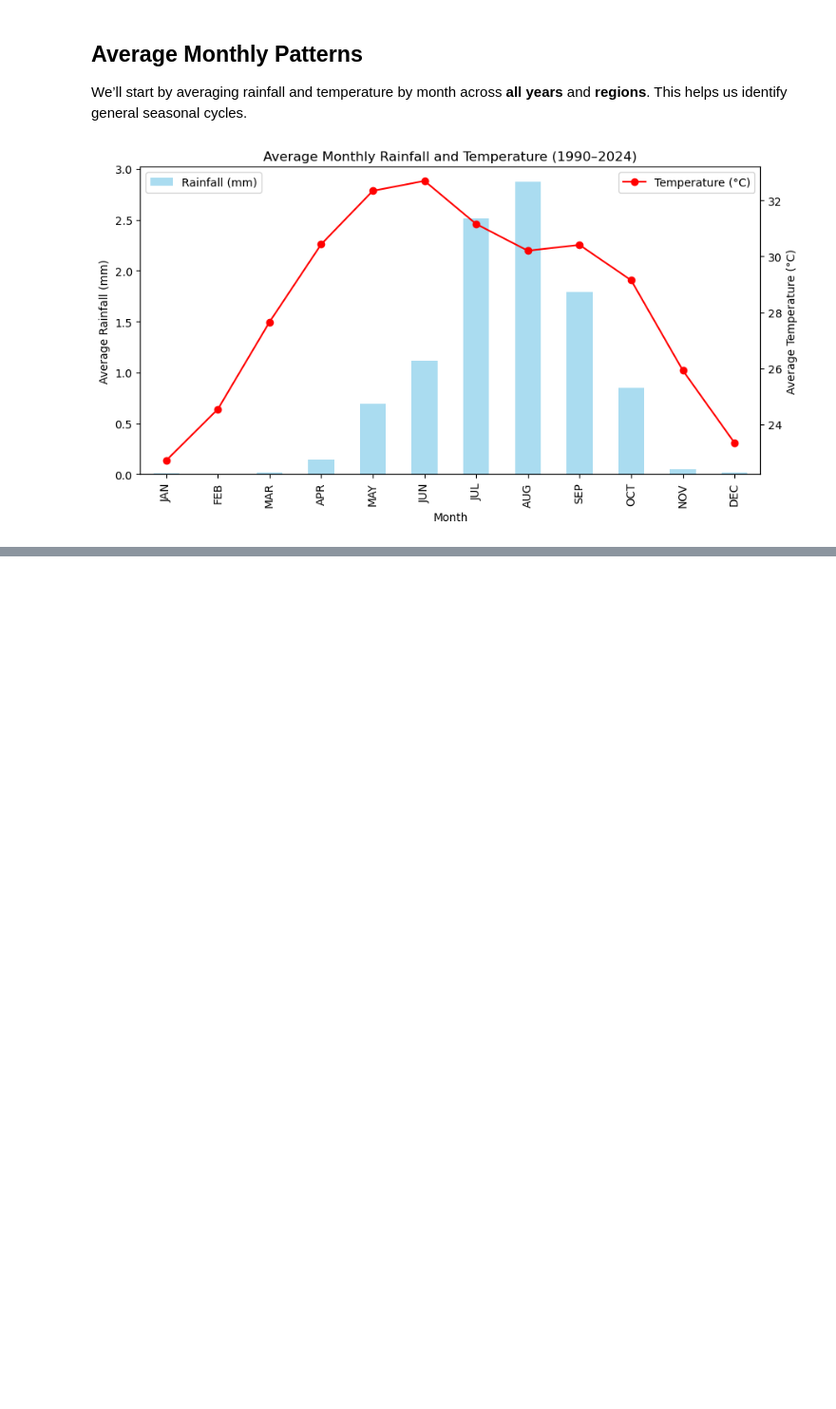
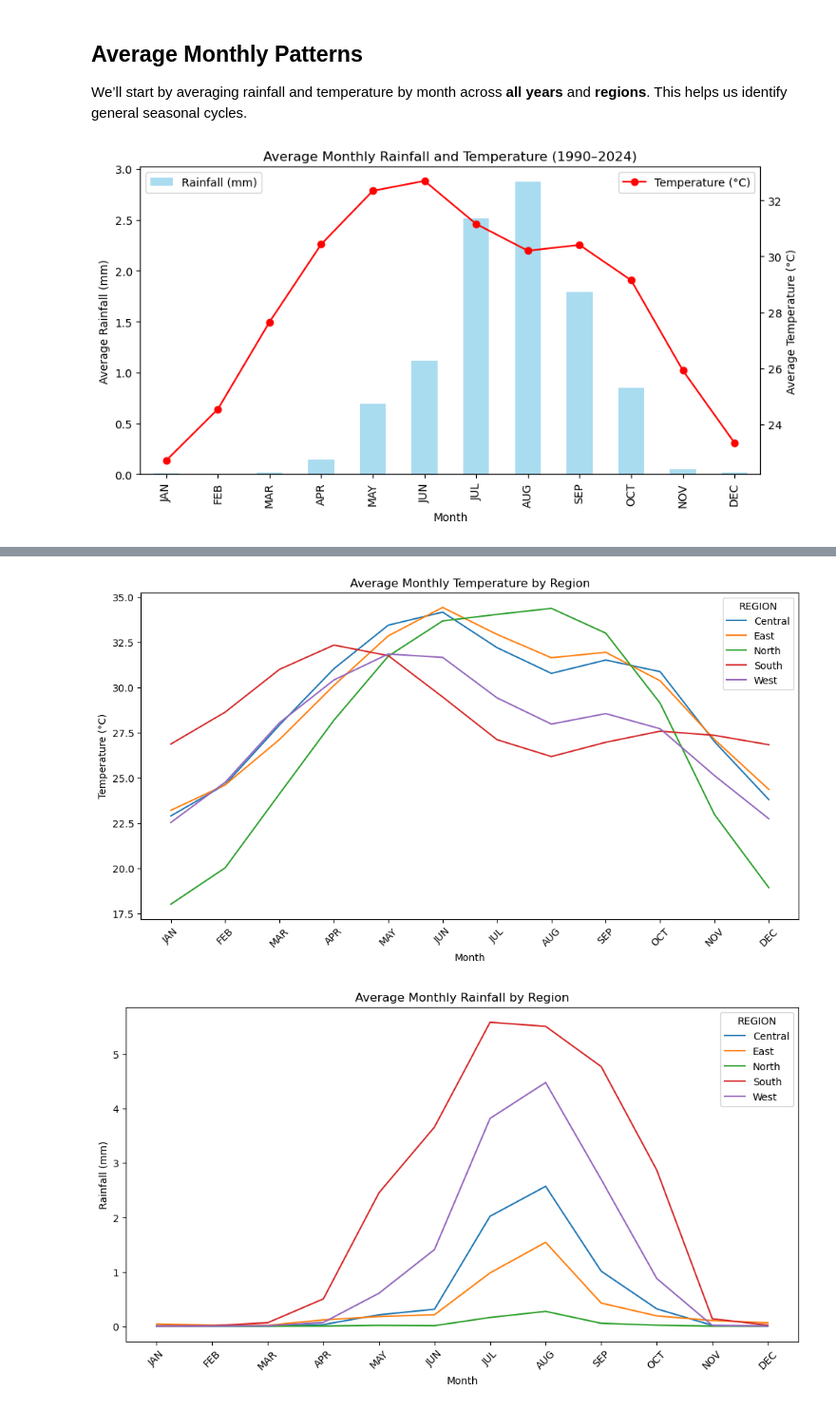
Before and after one commit to Mohamedmxz/MIT-ELO2-, a Jupyter notebook: 3_data_exploration/2_monthly_trends.ipynb, the cells around one changed output, grey strips where cells are left out. Shown at 95% size. Cells and saved outputs as stored; diff of their text form; code cells hidden in the pictures; blank space fills up the shorter version.

```diff
--- a/3_data_exploration/2_monthly_trends.ipynb
+++ b/3_data_exploration/2_monthly_trends.ipynb
@@ -90,0 +97,30 @@ plt.show()
+# %%
+# Set month order
+month_order = ['JAN','FEB','MAR','APR','MAY','JUN','JUL','AUG','SEP','OCT','NOV','DEC']
+
+# Filter out 'ANN' and plot temperature
+plt.figure(figsize=(12,6))
+sns.lineplot(data=monthly_df[monthly_df['Month'].isin(month_order)],
+            x='Month', y='Temperature', hue='REGION',
+            estimator='mean', errorbar=None)
+plt.title('Average Monthly Temperature by Region')
+plt.ylabel('Temperature (°C)')
+plt.xlabel('Month')
+plt.xticks(rotation=45)
+plt.savefig("../3_data_exploration/Figures/regional_temperature.png", dpi=200, bbox_inches='tight')
+plt.show()
+
+# Filter out 'ANN' and plot rainfall
+plt.figure(figsize=(12,6))
+sns.lineplot(data=monthly_df[monthly_df['Month'].isin(month_order)],
+            x='Month', y='Rainfall', hue='REGION',
+            estimator='mean', errorbar=None)
+plt.title('Average Monthly Rainfall by Region')
+plt.ylabel('Rainfall (mm)')
+plt.xlabel('Month')
+plt.xticks(rotation=45)
+plt.savefig("../3_data_exploration/Figures/regional_rainfall.png", dpi=200, bbox_inches='tight')
+plt.show()
+# %% [output]
+[figure, added]
+[figure, added]
```
Also changed, not shown: parts of 7 cells of this notebook, 14 other files.
